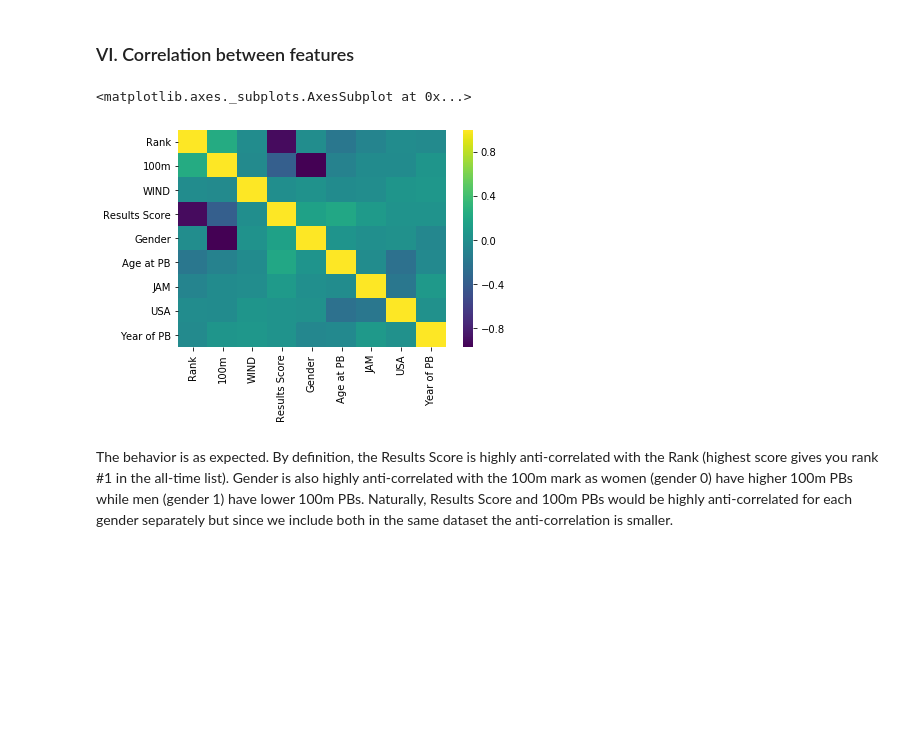
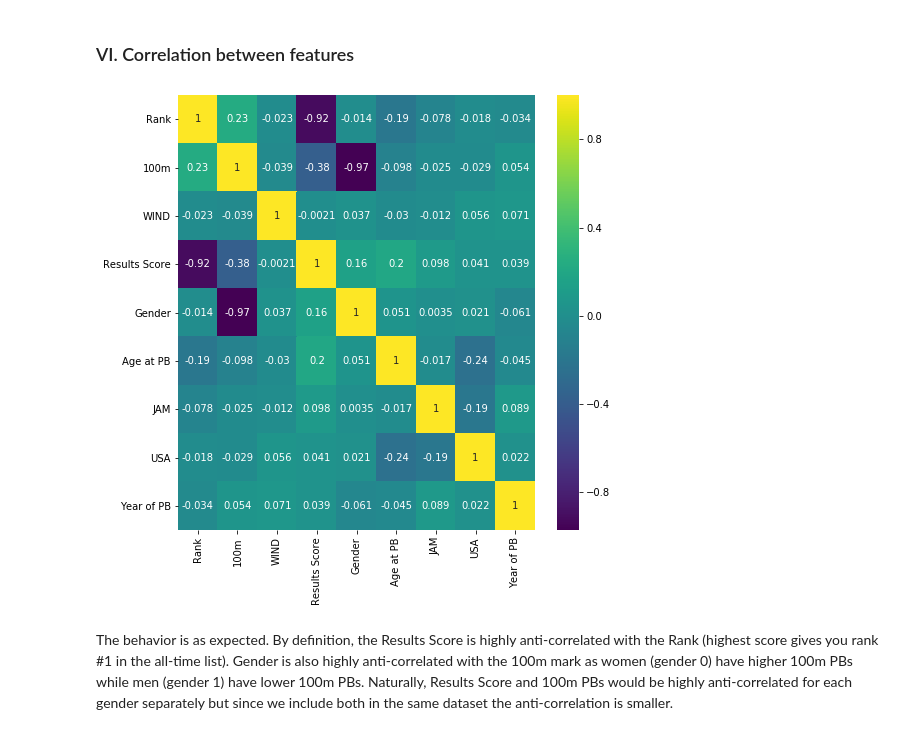
Before and after one commit to rmondini/trackandfield, a Jupyter notebook: all_time_sprint_analysis.ipynb, the cells around one changed output. Saved outputs shown, nothing was run; the diff lists cells and outputs as text; code cells hidden in the pictures; blank space fills up the shorter version.

```diff
--- a/all_time_sprint_analysis.ipynb
+++ b/all_time_sprint_analysis.ipynb
@@ -260,10 +262,11 @@ plt.show()
 # %% [markdown]
 ### VI. Correlation between features
 # %%
-sns.heatmap(df1_preprocessed.corr(),cmap='viridis')
+plt.figure(figsize=(8,8))
+sns.heatmap(df1_preprocessed.corr(),annot=True,cmap='viridis')
+plt.show()
 # %% [output]
-<matplotlib.axes._subplots.AxesSubplot at 0x...>
-[figure, old version]
+[figure, new version]
 # %% [markdown]
 The behavior is as expected. By definition, the Results Score is highly anti-correlated with the Rank (highest score gives you rank #1 in the all-time list). Gender is also highly anti-correlated with the 100m mark as women (gender 0) have higher 100m PBs while men (gender 1) have lower 100m PBs. Naturally, Results Score and 100m PBs would be highly anti-correlated for each gender separately but since we include both in the same dataset the anti-correlation is smaller.
 # %% [markdown]
```
Also changed, not shown: parts of 22 cells of this notebook.
